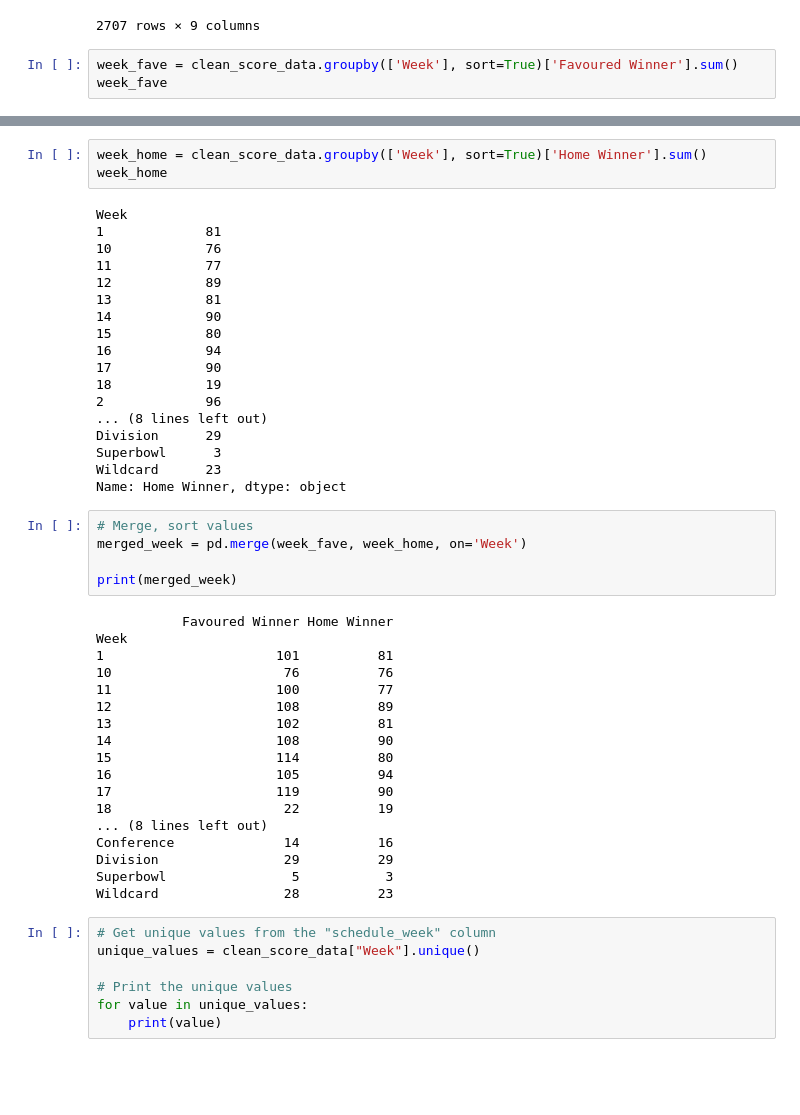
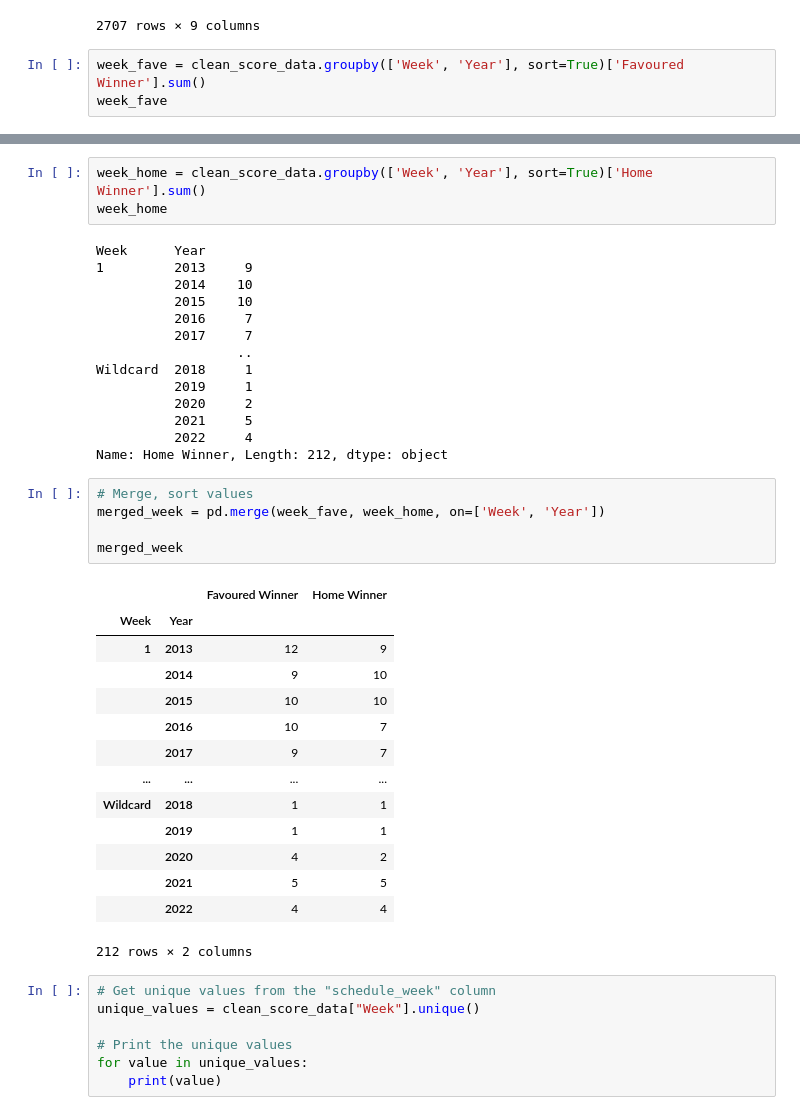
Before and after one commit to dadario10/Betting_Analytics_Project, a Jupyter notebook: nfl_favorite_win-Copy1.ipynb, the cells around one changed output, grey strips where cells are left out. Saved outputs shown, nothing was run; the diff lists cells and outputs as text; blank space fills up the shorter version.

```diff
--- a/nfl_favorite_win-Copy1.ipynb
+++ b/nfl_favorite_win-Copy1.ipynb
@@ -192,6 +192,6 @@ clean_score_data
 | 2706 | 2022 | Superbowl | PHI | 35 | 38 | KC | PHI | ... |
 2707 rows × 9 columns
 # %%
-week_fave = clean_score_data.groupby(['Week'], sort=True)['Favoured Winner'].sum()
+week_fave = clean_score_data.groupby(['Week', 'Year'], sort=True)['Favoured Winner'].sum()
 week_fave
 # %% [output]
@@ -215,47 +211,40 @@ Name: Favoured Winner, dtype: object
 # %%
-week_home = clean_score_data.groupby(['Week'], sort=True)['Home Winner'].sum()
+week_home = clean_score_data.groupby(['Week', 'Year'], sort=True)['Home Winner'].sum()
 week_home
 # %% [output]
-Week
-1             81
-10            76
-11            77
-12            89
-13            81
-14            90
-15            80
-16            94
-17            90
-18            19
-2             96
-... (8 lines left out)
-Division      29
-Superbowl      3
-Wildcard      23
-Name: Home Winner, dtype: object
+Week      Year
+1         2013     9
+          2014    10
+          2015    10
+          2016     7
+          2017     7
+                  ..
+Wildcard  2018     1
+          2019     1
+          2020     2
+          2021     5
+          2022     4
+Name: Home Winner, Length: 212, dtype: object
 # %%
 # Merge, sort values
-merged_week = pd.merge(week_fave, week_home, on='Week')
+merged_week = pd.merge(week_fave, week_home, on=['Week', 'Year'])
 
-print(merged_week)
+merged_week
 # %% [output]
+|  |  | Favoured Winner | Home Winner |
+| Week | Year |  |  |
+| 1 | 2013 | 12 | 9 |
+|  | 2014 | 9 | 10 |
+|  | 2015 | 10 | 10 |
+|  | 2016 | 10 | 7 |
+|  | 2017 | 9 | 7 |
+| ... | ... | ... | ... |
+| Wildcard | 2018 | 1 | 1 |
+|  | 2019 | 1 | 1 |
+|  | 2020 | 4 | 2 |
+|  | 2021 | 5 | 5 |
+|  | 2022 | 4 | 4 |
-           Favoured Winner Home Winner
-Week
-1                      101          81
-10                      76          76
-11                     100          77
-12                     108          89
-13                     102          81
-14                     108          90
-15                     114          80
-16                     105          94
-17                     119          90
-18                      22          19
-... (8 lines left out)
-Conference              14          16
-Division                29          29
-Superbowl                5           3
-Wildcard                28          23
+212 rows × 2 columns
 # %%
 # Get unique values from the "schedule_week" column
 unique_values = clean_score_data["Week"].unique()
```
Also changed, not shown: parts of 1 cell of this notebook.
